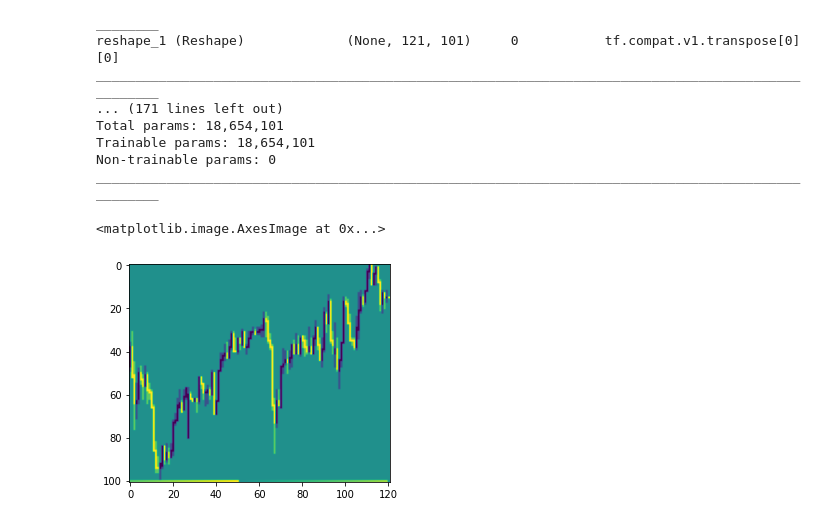
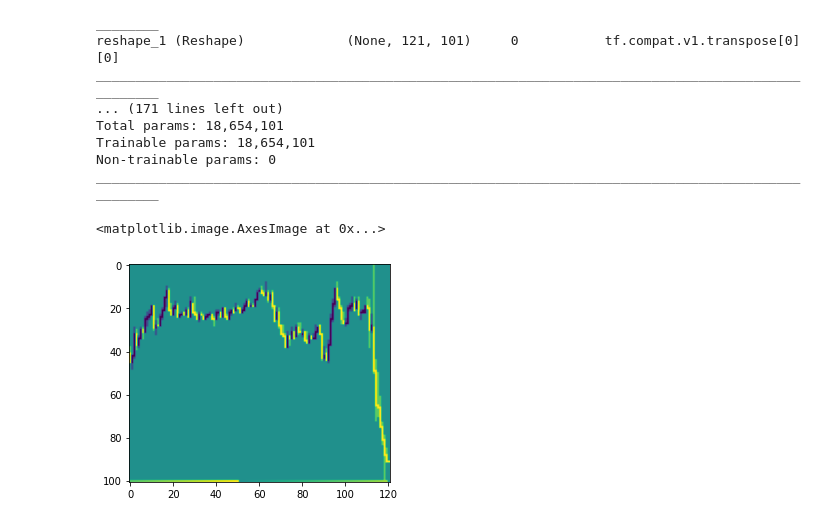
Before and after one commit to dercodeKoenig/ipda_vs_dqn_m5, a Jupyter notebook: tx_5/test.ipynb, the cells around one changed output. Cells and saved outputs as stored; diff of their text form; code cells hidden in the pictures.

```diff
--- a/tx_5/test.ipynb
+++ b/tx_5/test.ipynb
@@ -452,12 +452,12 @@ def plot_eq(eq_list):
     cv2.imshow("equity", canvas)
     cv2.waitKey(1)
 # %%
-candles = get_prices("EURUSD", mt5.TIMEFRAME_M5, 90000)
+candles = get_prices("GBPUSD", mt5.TIMEFRAME_M5, 90000)
 tm = timeframe_manager(candles)
 m5,m15,h1,h4,d1 = tm.get_next_sample_candles()
 plt.imshow(tm.to_model_input(m15))
 # %% [output]
 <matplotlib.image.AxesImage at 0x...>
-[figure, old version]
+[figure, new version]
 # %%
 pos_size = 0.05 * 100000
```
Also changed, not shown: parts of 4 cells of this notebook, 19 other files.
